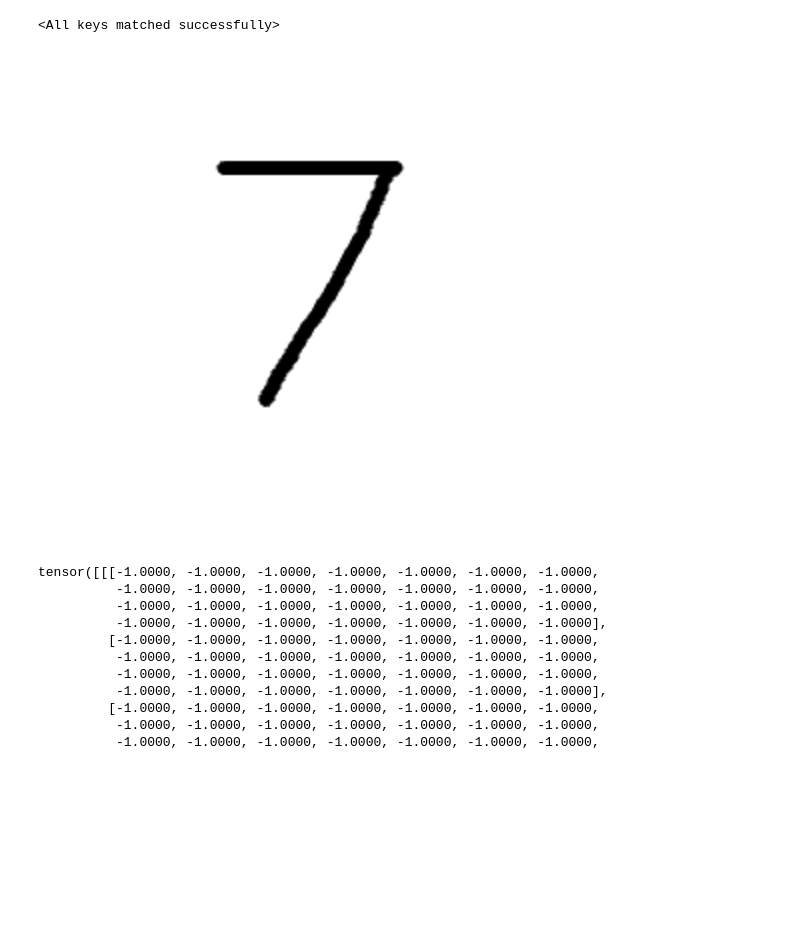
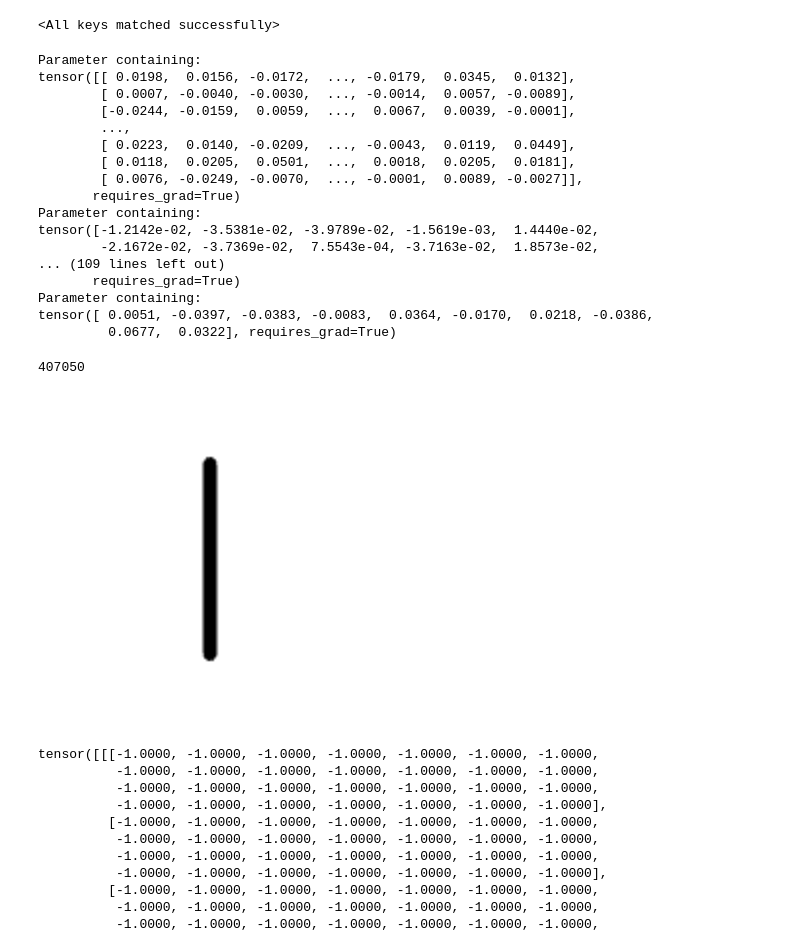
Before and after one commit to gouherdanish/mnist_classification, a Jupyter notebook: poc.ipynb, the cells around one changed output. Saved outputs shown, nothing was run; the diff lists cells and outputs as text; code cells hidden in the pictures; blank space fills up the shorter version.

```diff
--- a/poc.ipynb
+++ b/poc.ipynb
@@ -304,6 +304,31 @@ model = MLP()
 model.load_state_dict(state_dict=state_dict)
 # %% [output]
 <All keys matched successfully>
+# %%
+for p in model.parameters():
+    print(p)
+# %% [output]
+Parameter containing:
+tensor([[ 0.0198,  0.0156, -0.0172,  ..., -0.0179,  0.0345,  0.0132],
+        [ 0.0007, -0.0040, -0.0030,  ..., -0.0014,  0.0057, -0.0089],
+        [-0.0244, -0.0159,  0.0059,  ...,  0.0067,  0.0039, -0.0001],
+        ...,
+        [ 0.0223,  0.0140, -0.0209,  ..., -0.0043,  0.0119,  0.0449],
+        [ 0.0118,  0.0205,  0.0501,  ...,  0.0018,  0.0205,  0.0181],
+        [ 0.0076, -0.0249, -0.0070,  ..., -0.0001,  0.0089, -0.0027]],
+       requires_grad=True)
+Parameter containing:
+tensor([-1.2142e-02, -3.5381e-02, -3.9789e-02, -1.5619e-03,  1.4440e-02,
+        -2.1672e-02, -3.7369e-02,  7.5543e-04, -3.7163e-02,  1.8573e-02,
+... (109 lines left out)
+       requires_grad=True)
+Parameter containing:
+tensor([ 0.0051, -0.0397, -0.0383, -0.0083,  0.0364, -0.0170,  0.0218, -0.0386,
+         0.0677,  0.0322], requires_grad=True)
+# %%
+sum(p.numel() for p in model.parameters() if p.requires_grad)
+# %% [output]
+407050
 # %%
 class InvertIntensity:
     def __call__(self, image):
@@ -318,11 +343,11 @@ transform = torchvision.transforms.Compose([
 ])
 # %%
 from PIL import Image
-test_image_path = '/Users/gouher/Documents/personal/codes/ml/ml_projects/mnist_classification/data/sample/7a.png'
+test_image_path = '/Users/gouher/Documents/personal/codes/ml/ml_projects/mnist_classification/data/sample/1.png'
 img = Image.open(test_image_path).convert("L")
 img
 # %% [output]
-[figure, old version]
+[figure, new version]
 # %%
 
 img = transform(img)
```
Also changed, not shown: parts of 2 cells of this notebook.
